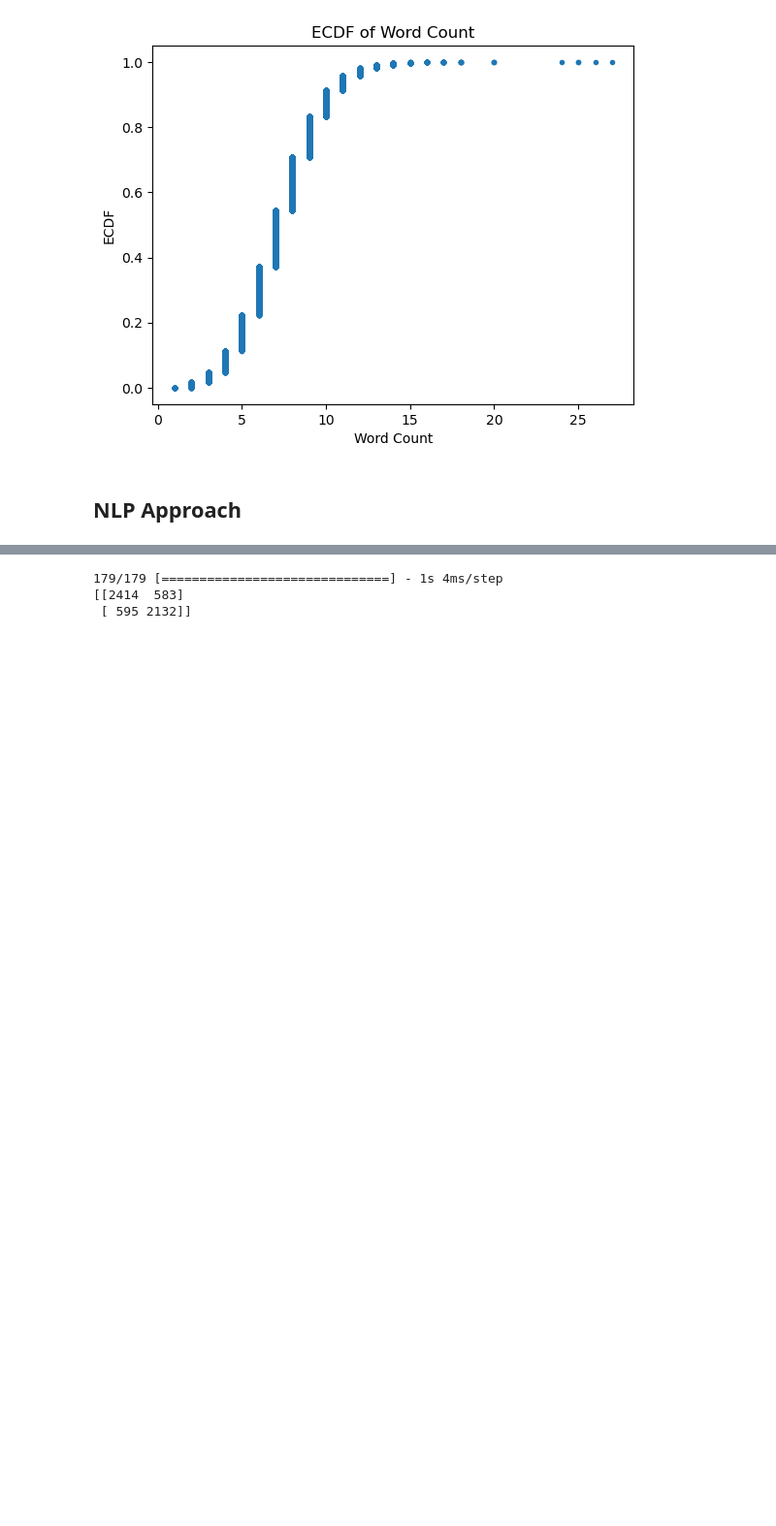
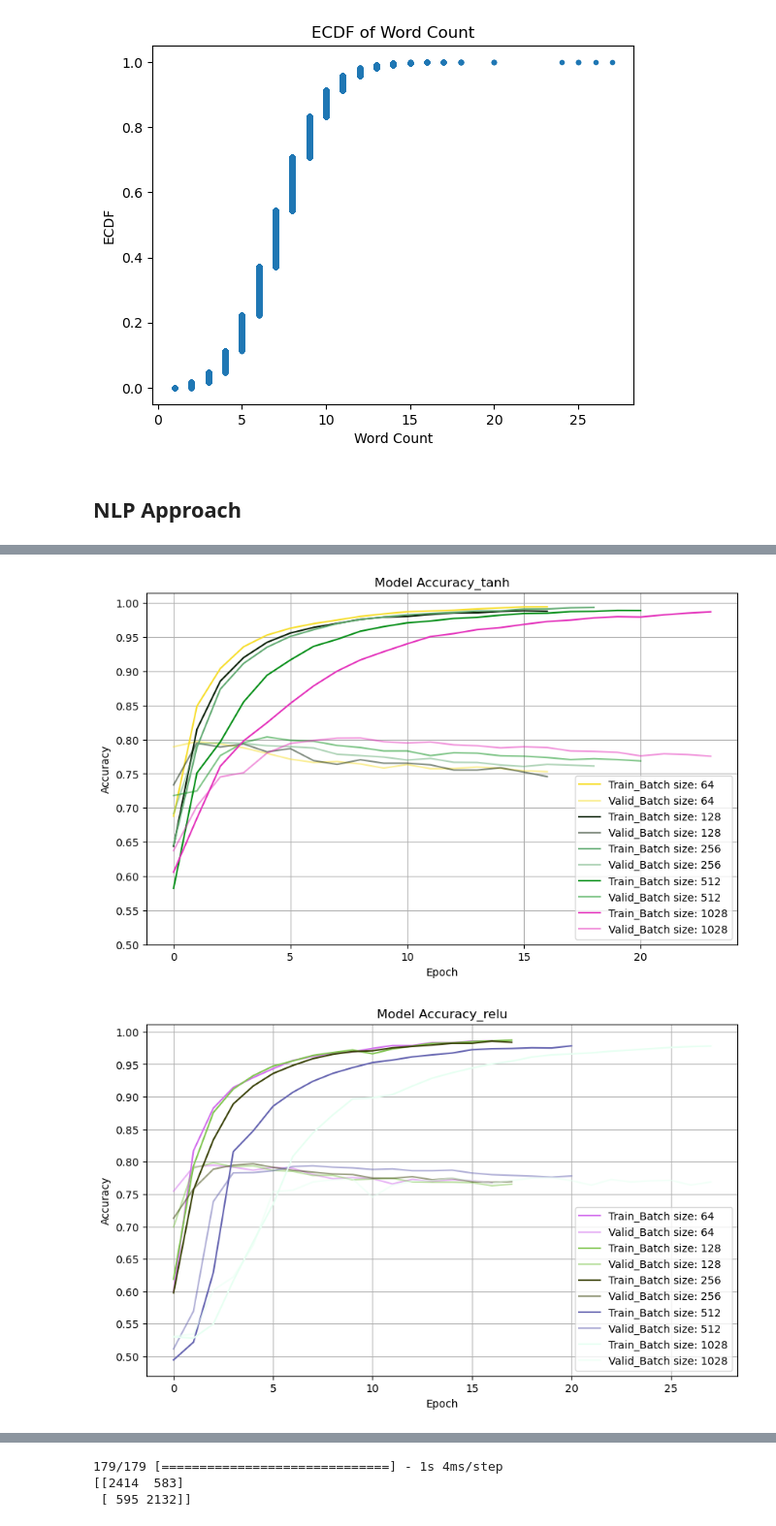
Before and after one commit to LaplaceDBen/Sarcasm_Detection, a Jupyter notebook: Sarcasm_Notebook.ipynb, the cells around one changed output, grey strips where cells are left out. Shown at 97% size. Drawn from its saved outputs; the diff is of its cells as text; code cells hidden in the pictures; blank space fills up the shorter version.

```diff
--- a/Sarcasm_Notebook.ipynb
+++ b/Sarcasm_Notebook.ipynb
@@ -358,0 +338,34 @@ plt.show()
+# %%
+
+#plot accuracy from batch_size of tanh from histories
+def plot_history(history, activation):
+    plt.figure(figsize=(10, 6))
+    for history in histories:
+        if history['activation'] == activation:
+            acc_color = np.random.rand(3,)  # generate random RGB values
+            val_acc_color = np.append(acc_color, 0.5)  # add alpha value of 0.5
+            plt.plot(history['accuracy'], label=f'Train_Batch size: {history["batch_size"]}', color=acc_color)
+            plt.plot(history['val_accuracy'], label=f'Valid_Batch size: {history["batch_size"]}', color=val_acc_color)
+    plt.title('Model Accuracy_'+activation)
+    plt.ylabel('Accuracy')
+    plt.xlabel('Epoch')
+    #y axis from 0.5 to 1.0 with 0.05 interval
+    plt.yticks(np.arange(0.5, 1.05, 0.05))
+    #added maximal y_value of each line to plot at position of maximal value
+
+    plt.grid()
+    plt.legend( loc='lower right')
+    plt.savefig('plots/accuracy_' + str(activation) + '.png', dpi=300)
+    plt.show()
+
+
+
+
+plot_history(histories, 'tanh')
+plot_history(histories, 'relu')
+plot_history(histories, 'relu6')
+plot_history(histories, 'sigmoid')
+plot_history(histories, 'hard_sigmoid')
+# %% [output]
+[figure, added]
+[figure, added]
```
Also changed, not shown: parts of 7 cells of this notebook, 15 other files.
